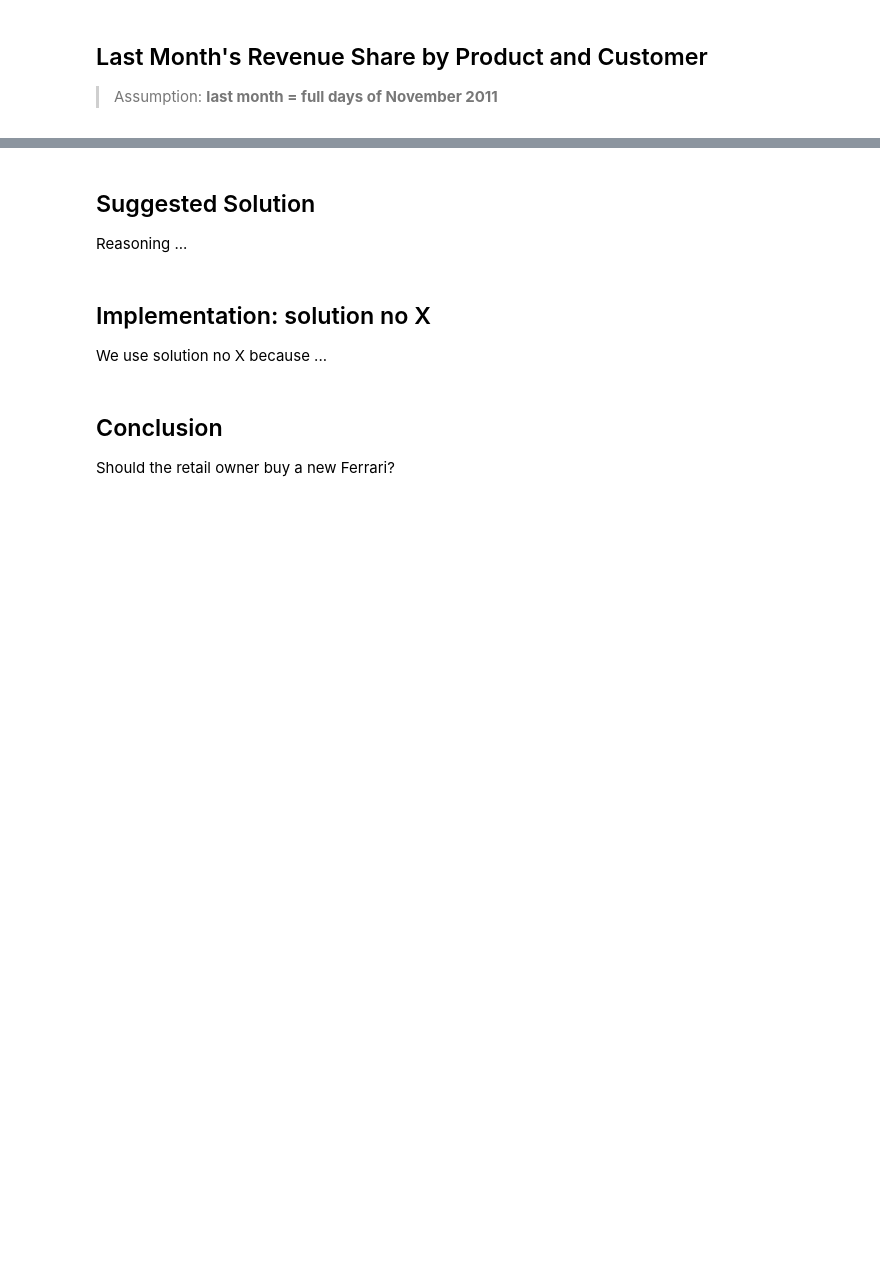
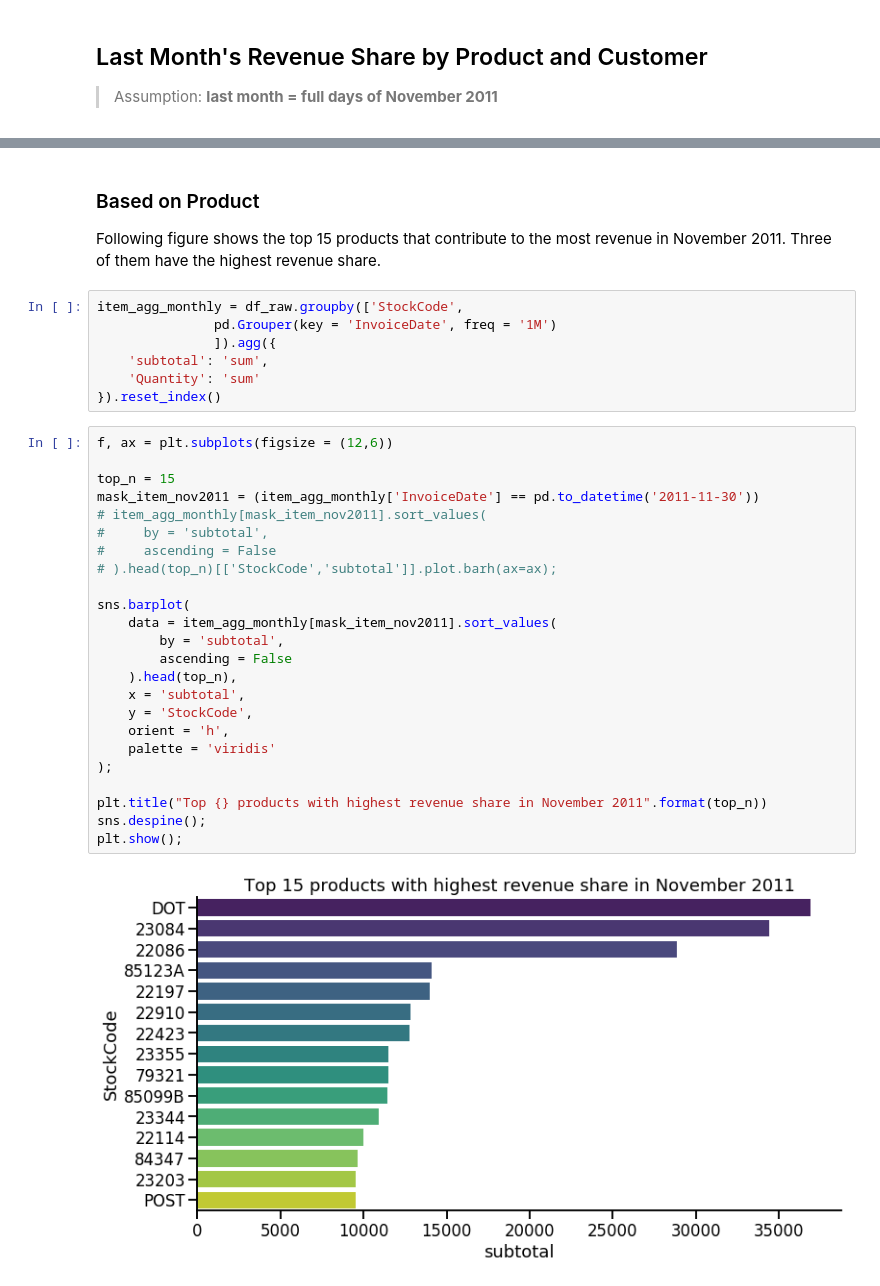
Before and after one commit to elvyna/uci-online-retail, a Jupyter notebook: 2020-08-21-sales-forecasting.ipynb, the cells around one changed output, grey strips where cells are left out. Cells and saved outputs as stored; diff of their text form; blank space fills up the shorter version.

```diff
--- a/2020-08-21-sales-forecasting.ipynb
+++ b/2020-08-21-sales-forecasting.ipynb
@@ -201,12 +125,37 @@ Price in this dataset is in poundsterling. A new Ferrari costs around $350,000 ~
-# %% [markdown]
-## Suggested Solution
-
-Reasoning ...
-# %% [markdown]
-## Implementation: solution no X
-
-We use solution no X because ...
-# %% [markdown]
-## Conclusion
-
-Should the retail owner buy a new Ferrari?
+# %% [markdown]
+### Based on Product
+
+Following figure shows the top 15 products that contribute to the most revenue in November 2011. Three of them have the highest revenue share.
+# %%
+item_agg_monthly = df_raw.groupby(['StockCode',
+               pd.Grouper(key = 'InvoiceDate', freq = '1M')
+               ]).agg({
+    'subtotal': 'sum',
+    'Quantity': 'sum'
+}).reset_index()
+# %%
+f, ax = plt.subplots(figsize = (12,6))
+
+top_n = 15
+mask_item_nov2011 = (item_agg_monthly['InvoiceDate'] == pd.to_datetime('2011-11-30'))
+# item_agg_monthly[mask_item_nov2011].sort_values(
+#     by = 'subtotal',
+#     ascending = False
+# ).head(top_n)[['StockCode','subtotal']].plot.barh(ax=ax);
+
+sns.barplot(
+    data = item_agg_monthly[mask_item_nov2011].sort_values(
+        by = 'subtotal',
+        ascending = False
+    ).head(top_n),
+    x = 'subtotal',
+    y = 'StockCode',
+    orient = 'h',
+    palette = 'viridis'
+);
+
+plt.title("Top {} products with highest revenue share in November 2011".format(top_n))
+sns.despine();
+plt.show();
+# %% [output]
+[figure, added]
```
Also changed, not shown: parts of 46 cells of this notebook.
